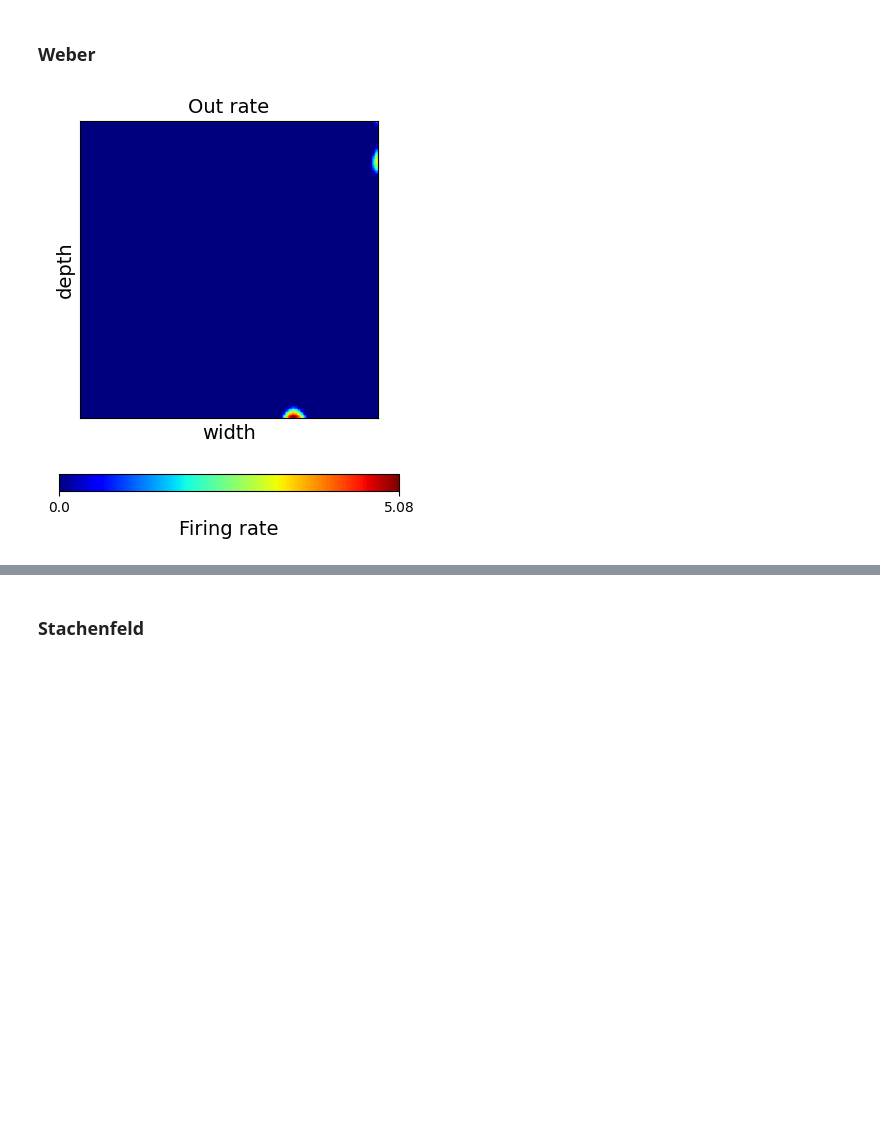
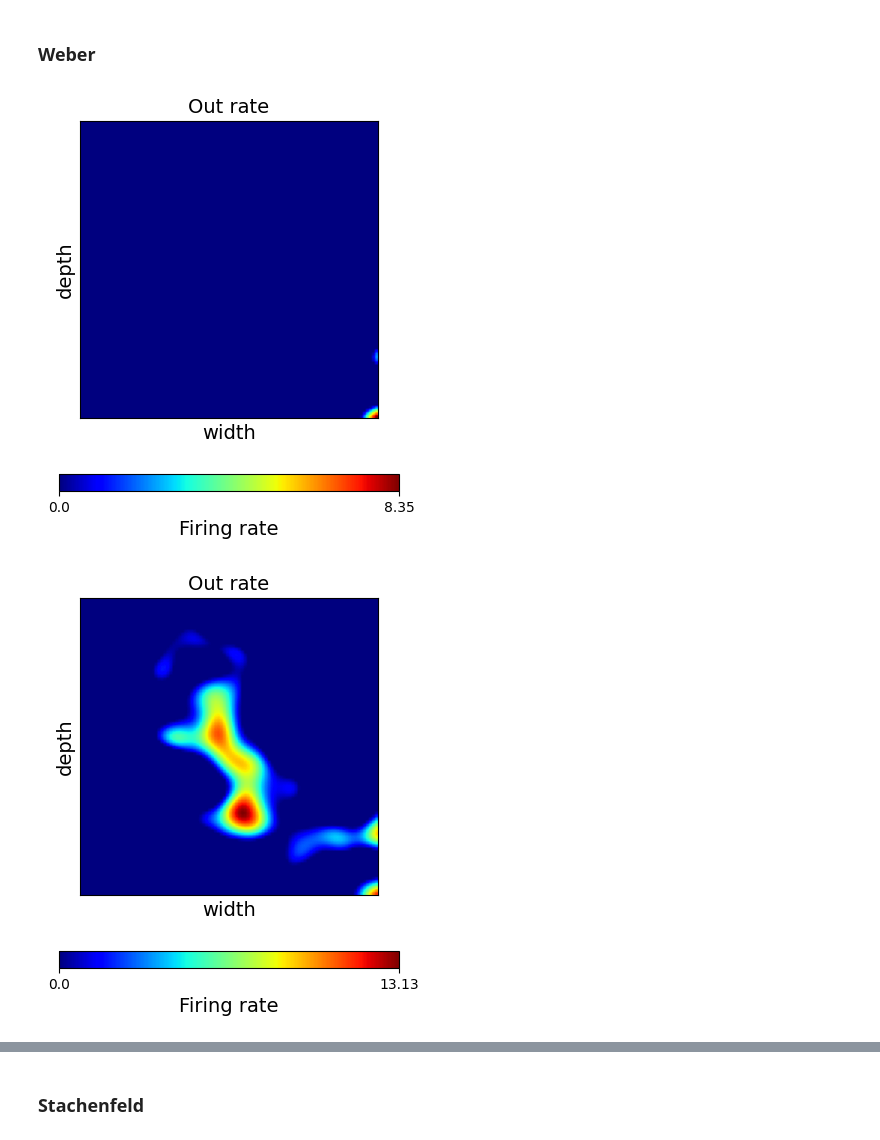
Before and after one commit to SainsburyWellcomeCentre/NeuralPlayground, a Jupyter notebook: examples/comparisons_examples/comparison_examples_score.ipynb, the cells around one changed output, grey strips where cells are left out. Drawn from its saved outputs; the diff is of its cells as text; code cells hidden in the pictures; blank space fills up the shorter version.

```diff
--- a/examples/comparisons_examples/comparison_examples_score.ipynb
+++ b/examples/comparisons_examples/comparison_examples_score.ipynb
@@ -186,32 +186,33 @@ sigma_inh = np.array([0.1, 0.1])
 Ne = 4900
 Ni = 1225
 Nef = 1
 Nif = 1
 alpha_i = 1
 alpha_e = 1
 we_init = 1.0
 wi_init = 1.5
 agent_step_size = 0.1
 roh = 1
 agent_Webber = Weber2018(model_name=model_name, exc_eta=exc_eta, inh_eta=inh_eta, sigma_exc=sigma_exc,
                   sigma_inh=sigma_inh, Ne=Ne, Ni=Ni, agent_step_size=agent_step_size, ro=roh,
                   Nef=Nef, Nif=Nif, room_width=envsimple.room_width, room_depth=envsimple.room_depth,
                   alpha_i=alpha_i, alpha_e=alpha_e, we_init=we_init, wi_init=wi_init)
 
-plot_every = 100000
+plot_every = 1000
 total_iters = 0
 n_steps = 4000
 obs, state = envsimple.reset()
 for i in tqdm(range(n_steps)):
     # Observe to choose an action, the first to numbers in the observation are the xy position of the agent
     obs = obs[:2]
     action = agent_Webber.act(obs)
     # rate = agent.update()
     agent_Webber.update()
     # Run environment for given action
     obs, state, reward = envsimple.step(action, normalize_step=True)
     total_iters += 1
     if i % plot_every == 0:
         agent_Webber.plot_rate_map()
 # %% [output]
-[figure, old version]
+[figure, new version]
+[figure, added]
```
Also changed, not shown: parts of 11 cells of this notebook, 1 other file.
